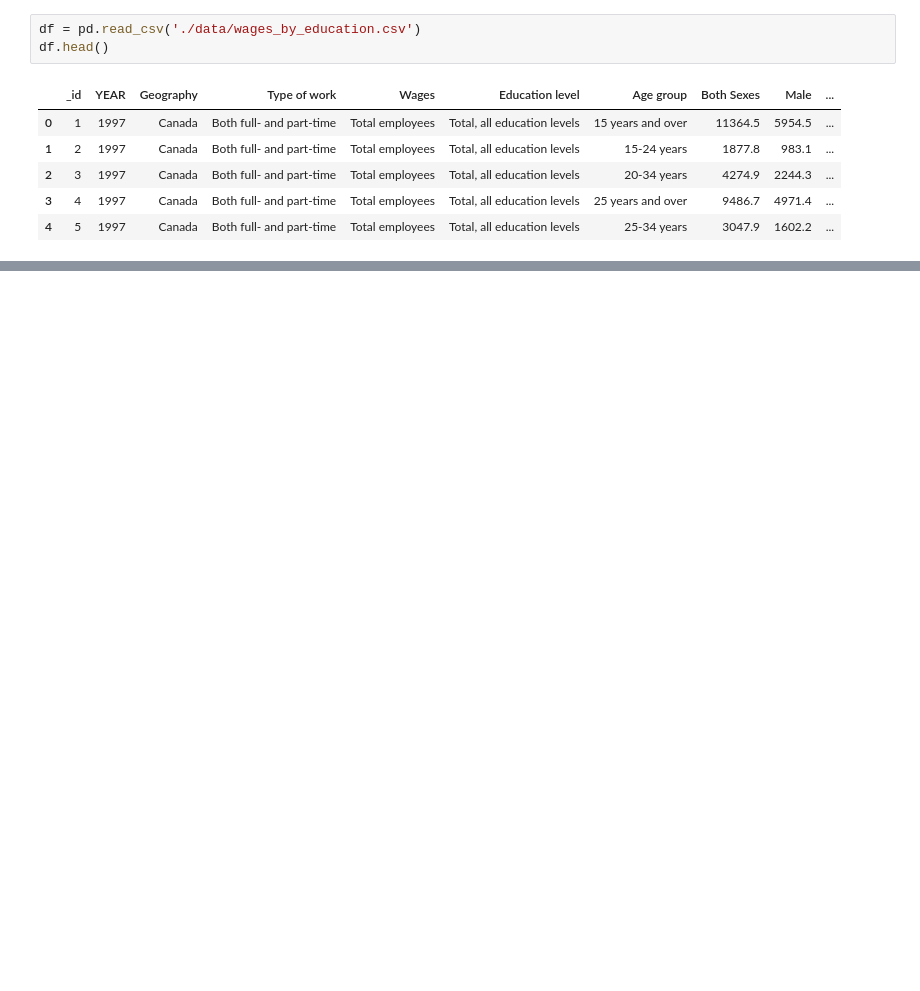
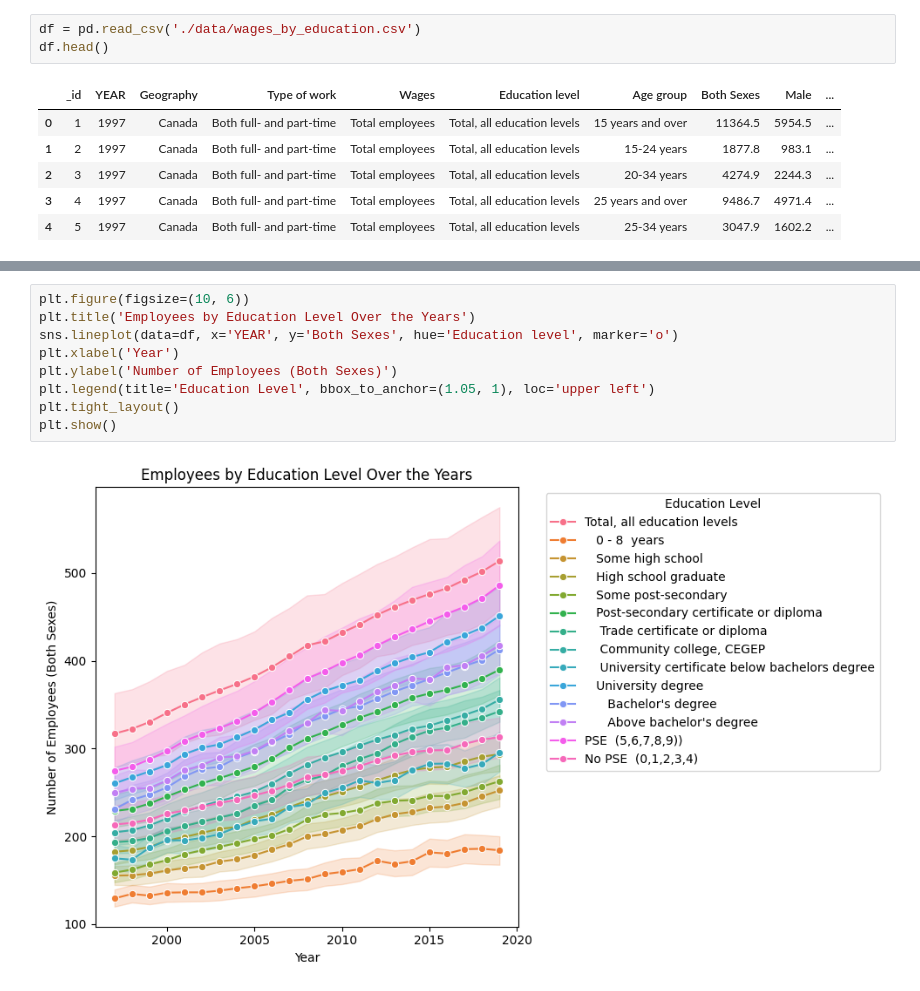
Before and after one commit to aidantrabs/dataviz, a Jupyter notebook: src/EDA.ipynb, the cells around one changed output, grey strips where cells are left out. Cells and saved outputs as stored; diff of their text form; blank space fills up the shorter version.

```diff
--- a/src/EDA.ipynb
+++ b/src/EDA.ipynb
@@ -45,0 +152,11 @@ This data set provides a comprehensive overview of wages segmented by various de
+# %%
+plt.figure(figsize=(10, 6))
+plt.title('Employees by Education Level Over the Years')
+sns.lineplot(data=df, x='YEAR', y='Both Sexes', hue='Education level', marker='o')
+plt.xlabel('Year')
+plt.ylabel('Number of Employees (Both Sexes)')
+plt.legend(title='Education Level', bbox_to_anchor=(1.05, 1), loc='upper left')
+plt.tight_layout()
+plt.show()
+# %% [output]
+[figure, added]
```
Also changed, not shown: parts of 10 cells of this notebook.
